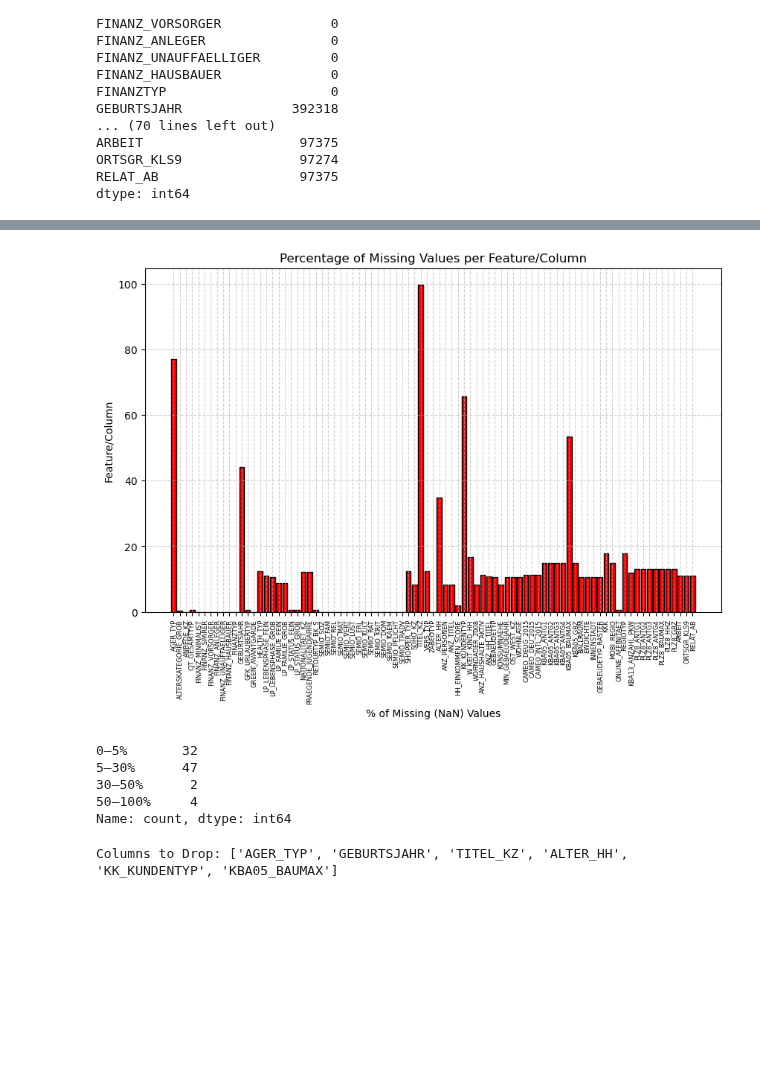
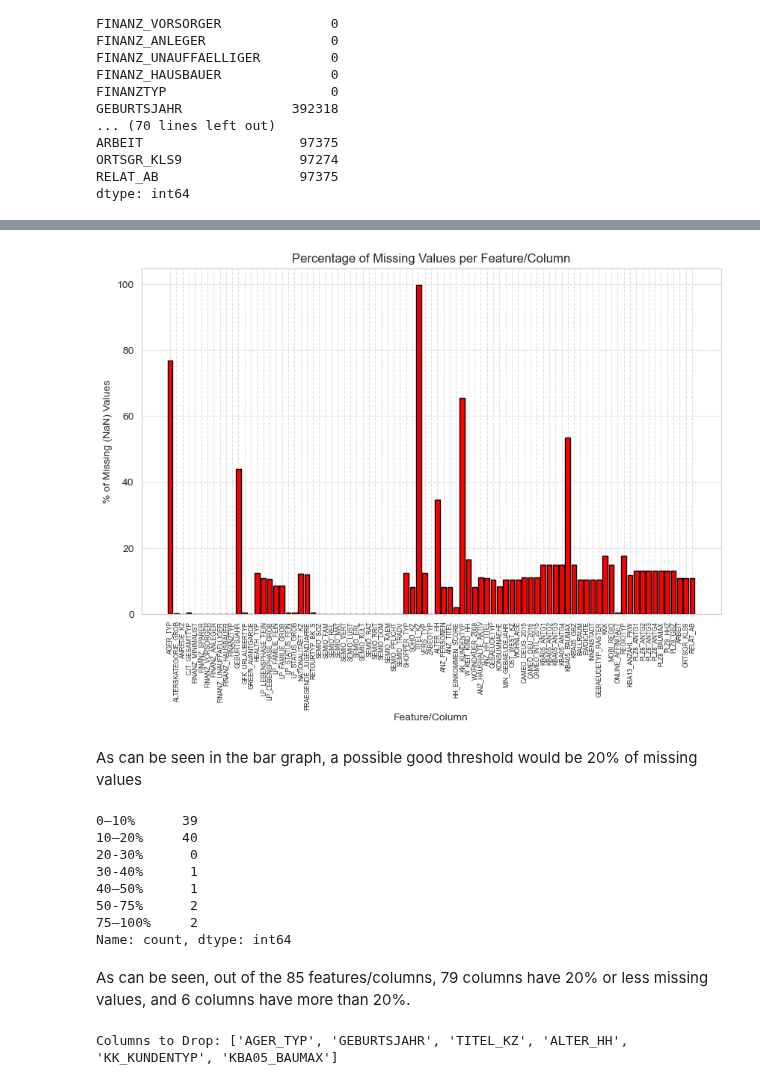
Before and after one commit to kinant/ud-ml-pytorch, a Jupyter notebook: Project 03/identify_customer_segments/Identify_Customer_Segments.ipynb, the cells around one changed output, grey strips where cells are left out. Saved outputs shown, nothing was run; the diff lists cells and outputs as text; code cells hidden in the pictures; blank space fills up the shorter version.

```diff
--- a/Project 03/identify_customer_segments/Identify_Customer_Segments.ipynb
+++ b/Project 03/identify_customer_segments/Identify_Customer_Segments.ipynb
@@ -198,5 +217,5 @@ print(total_nat_miss)
 # %%
 # Identify missing or unknown data values and convert them to NaNs.
-for col_label, missing_encoded_str in zip(feature_summary["attribute"], feature_summary["missing_or_unknown"]):
-    print(f"{col_label}, {missing_encoded_str}, {type(missing_encoded_str)}")
+for attribute, missing_encoded_str in zip(feature_summary["attribute"], feature_summary["missing_or_unknown"]):
+    print(f"Feature {attribute} encodes missing values as: {missing_encoded_str}, {type(missing_encoded_str)}")
 # %% [output]
@@ -269,0 +272,25 @@ Total number of missing values: 3477091
+# %%
+# keep track of total missing or unknown datums (so we can have a separate value for real NaN values in the data
+# and converted NaN values). Used later for sanity check.
+converted_nan_total = 0
+
+# we iterate over each attribute and list pair in the dictionary
+# we don't iterate over each column, as not all of them have missing_or_unknown codes
+for attribute, lst in miss_or_unkwn.items():
+
+    # Get the sum of missing or unknown values for that attribute/feature in the general pop. data
+    # We use isin() function to match with the list of missing_or_unkown values and then sum them up
+    n_miss_unkwn = gen_data[attribute].isin(lst).sum()
+
+    # Get the count of real NaN values in the dataset for that feature
+    n_nan = gen_data[attribute].isna().sum()
+
+    print(f"{attribute} has {n_miss_unkwn} missing or unknowns and {n_nan} real NaN values.")
+
+    # Replace all the values with NaN
+    gen_data[attribute] = gen_data[attribute].replace(lst, np.nan)
+
+    # increment total
+    converted_nan_total += n_miss_unkwn
+
+print(f"Total number of missing values: {converted_nan_total}")
@@ -306,7 +355,7 @@ For the remaining features, are there any patterns in which columns have, or sha
 # %%
 # Perform an assessment of how much missing data there is in each column of the
 # dataset.
-count_miss_values = demographics_data.isna().sum()
+count_miss_values = gen_data.isna().sum()
 print(count_miss_values)
 # %% [output]
 AGER_TYP                 685843
@@ -362,0 +390,4 @@ dtype: float64
+# %%
+# Convert to percentages
+pct_missing_values = (count_miss_values / len(gen_data)) * 100
+pct_missing_values.sort_values(ascending=False)
@@ -363,26 +412,36 @@ dtype: float64
 # %%
 # Plot Percentages
 plt.figure(figsize=(10,6))
 plt.bar(pct_missing_values.index, pct_missing_values.values, color="r", edgecolor='black')
 plt.title('Percentage of Missing Values per Feature/Column')
-plt.xlabel('% of Missing (NaN) Values')
+plt.xlabel('Feature/Column')
 plt.xticks(rotation=90, ha="center", fontsize=6)
-plt.ylabel('Feature/Column')
+plt.ylabel('% of Missing (NaN) Values')
 plt.grid(True, linestyle='--', alpha=0.6)
 plt.show()
 # %% [output]
-[figure, old version]
+[figure, new version]
+# %% [markdown]
+As can be seen in the bar graph, a possible good threshold would be 20% of missing values
 # %%
-bins = [0, 5, 30, 50, 100]
-labels = ['0–5%', '5–30%', '30–50%', '50–100%']
+# Use pd.cut() to separate each column's percentage of missing values into defined ranges (bins)
+bins = [0, 10, 20, 30, 40, 50,75, 100]
+labels = ["0–10%", "10–20%", "20-30%", "30-40%", "40–50%",'50-75%', '75–100%']
 grouped = pd.cut(pct_missing_values, bins=bins, labels=labels, include_lowest=True)
+
+# Summarize by getting the count of each value and sorting
 print(grouped.value_counts().sort_index())
 # %% [output]
-0–5%       32
-5–30%      47
-30–50%      2
-50–100%     4
+0–10%      39
+10–20%     40
+20-30%      0
+30-40%      1
+40–50%      1
+50-75%      2
+75–100%     2
 Name: count, dtype: int64
+# %% [markdown]
+As can be seen, out of the 85 features/columns, 79 columns have 20% or less missing values, and 6 columns have more than 20%.
 # %%
 # Remove the outlier columns from the dataset. (You'll perform other data
 # engineering tasks such as re-encoding and imputation later.)
```
Also changed, not shown: parts of 94 cells of this notebook.
